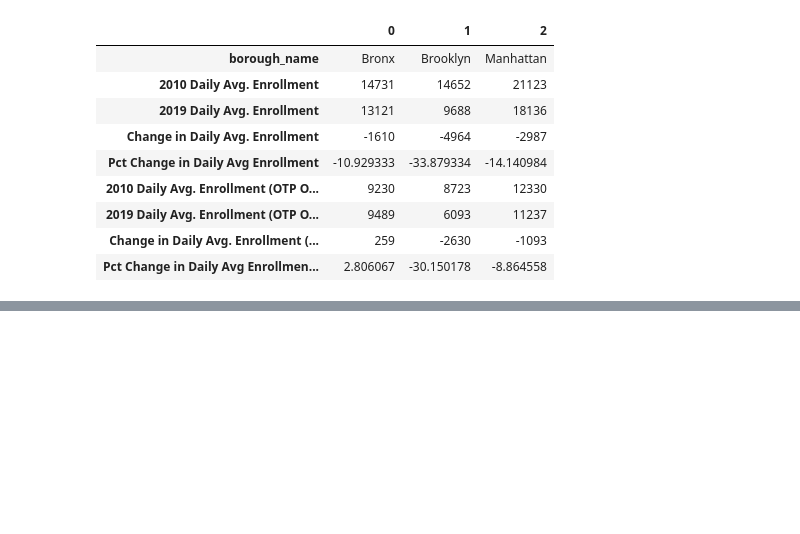
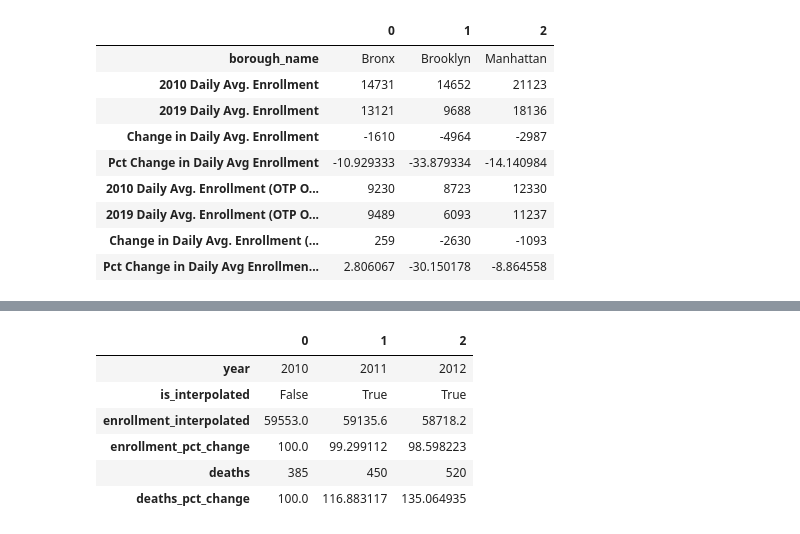
Before and after one commit to skritch/ghc-analysis, a Jupyter notebook: analysis/website_viz.ipynb, the cells around one changed output, grey strips where cells are left out. Drawn from its saved outputs; the diff is of its cells as text; code cells hidden in the pictures; blank space fills up the shorter version.

```diff
--- a/analysis/website_viz.ipynb
+++ b/analysis/website_viz.ipynb
@@ -342,0 +351,81 @@ category_changes_df.head(3).T
+# %%
+# Simplest possible view of OD deaths and OTP enrollment over time
+
+sql = """
+with e as (
+    select
+        year,
+        SUM(c.avg_daily_enrollment) AS enrollment,
+        SUM(case when p.program_category = 'Opioid Treatment Program'
+            then c.avg_daily_enrollment end) as otp_enrollment
+    from enrollment_by_year c
+        left join programs p using (program_number)
+    group by 1
+),
+ods as (
+    select
+        year,
+        sum(deaths) as deaths
+    from ny_county_od_trend
+    where is_nyc
+    group by 1
+),
+t as (
+    select
+        ods.year,
+        e.enrollment,
+        deaths,
+        e_next.enrollment as next_e,
+        e_prev.enrollment as prev_e,
+        e_next.year as next_yr,
+        e_prev.year as prev_yr
+    from ods
+        left join e using (year)
+        left join lateral (
+            select e_inner.year, enrollment
+            from e as e_inner
+            where e_inner.year <= ods.year
+            order by e_inner.year desc
+            limit 1
+        ) e_prev ON TRUE
+        left join lateral (
+            select e_inner.year, enrollment
+            from e as e_inner
+            where e_inner.year >= ods.year
+            order by e_inner.year asc
+            limit 1
+        ) e_next ON TRUE
+),
+interpolated as (
+    select
+        year,
+        deaths,
+        enrollment is null as is_interpolated,
+        coalesce(
+            enrollment,
+            prev_e + (next_e - prev_e)::float * (year - prev_yr) / (next_yr - prev_yr)
+        ) as enrollment_interpolated
+    from t
+)
+select
+    i.year,
+    i.is_interpolated,
+    case when i.enrollment_interpolated then 'yes' else 'no' end,
+    100 * i.enrollment_interpolated :: float / t2010.enrollment as enrollment_pct_change,
+    i.deaths,
+    100 * i.deaths :: float / t2010.deaths as deaths_pct_change
+from interpolated as i
+    join t as t2010 on t2010.year = 2010
+order by i.year
+"""
+
+nyc_enrollment_od_df = pd.read_sql(sql, con=db_url)
+nyc_enrollment_od_df.head(3).T
+# %% [output]
+|  | 0 | 1 | 2 |
+| year | 2010 | 2011 | 2012 |
+| is_interpolated | False | True | True |
+| enrollment_interpolated | 59553.0 | 59135.6 | 58718.2 |
+| enrollment_pct_change | 100.0 | 99.299112 | 98.598223 |
+| deaths | 385 | 450 | 520 |
+| deaths_pct_change | 100.0 | 116.883117 | 135.064935 |
```
Also changed, not shown: parts of 9 cells of this notebook, 33 other files.
